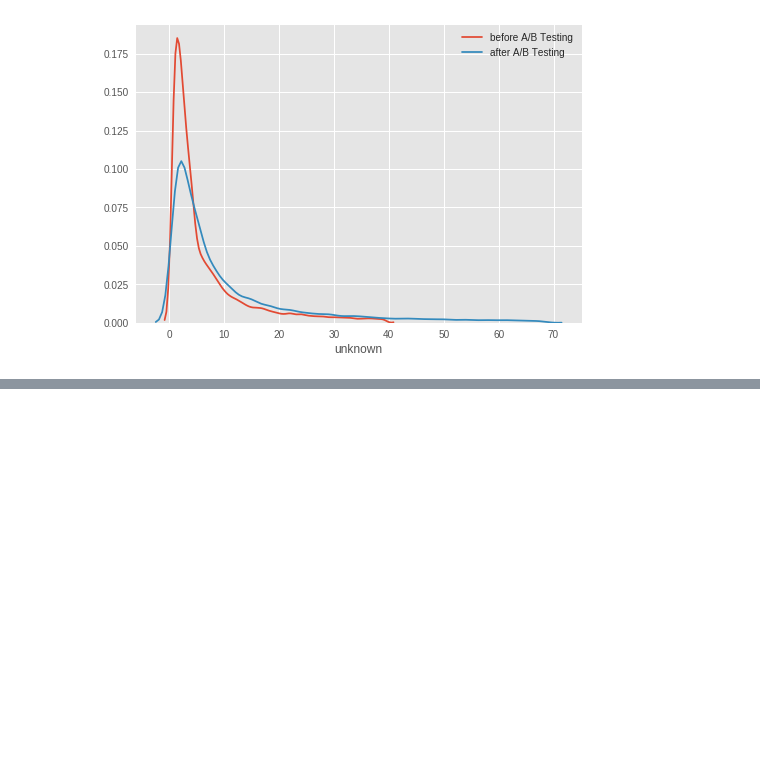
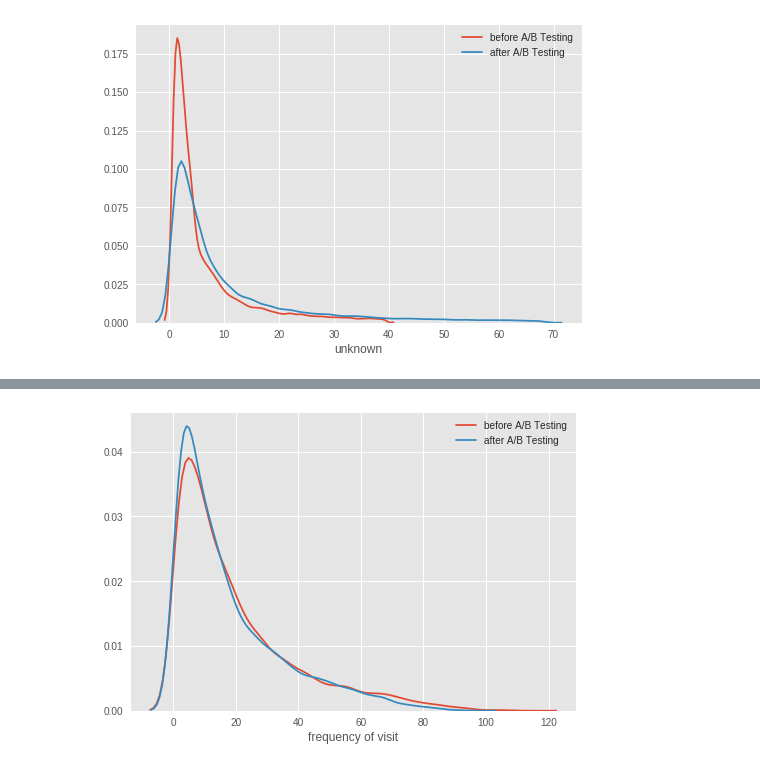
Before and after one commit to sagnikrana/Quora-Data-Challenge, a Jupyter notebook: QuoraDataScienceChallenge.ipynb, the cells around one changed output, grey strips where cells are left out. Saved outputs shown, nothing was run; the diff lists cells and outputs as text; code cells hidden in the pictures; blank space fills up the shorter version.

```diff
--- a/QuoraDataScienceChallenge.ipynb
+++ b/QuoraDataScienceChallenge.ipynb
@@ -471,0 +435,4 @@ build_dist(before_AB_treatment_base_table_noout[before_AB_treatment_base_table_n
+# %%
+build_dist(user_count_before_AB,user_count_after_AB,'before_count','after_count','frequency of visit')
+# %% [output]
+[figure, added]
```
Also changed, not shown: parts of 11 cells of this notebook.
